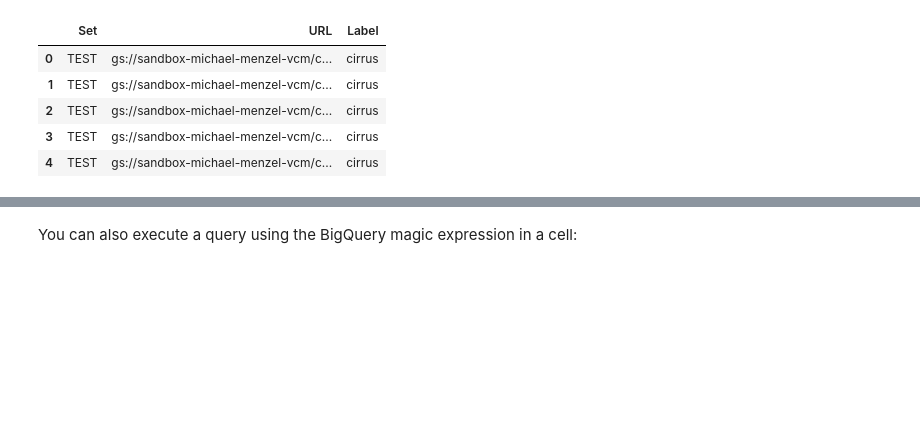
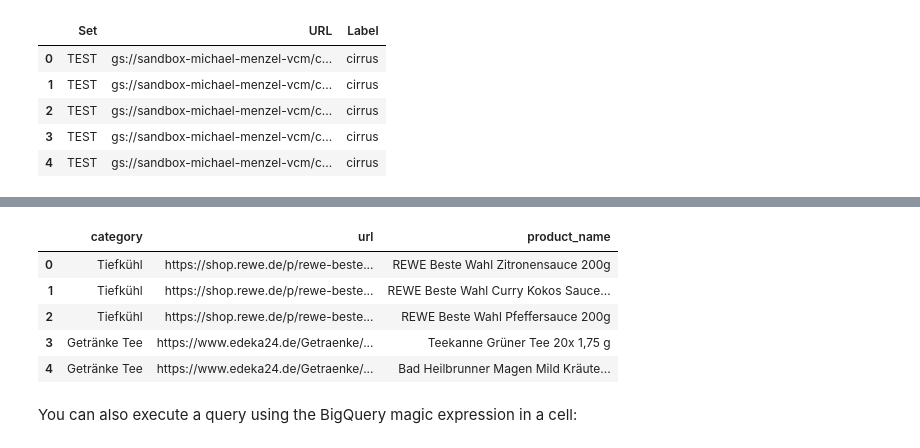
Before and after one commit to mugglmenzel/ecb-fsf-hackathon, a Jupyter notebook: get-started.ipynb, the cells around one changed output, grey strips where cells are left out. Saved outputs shown, nothing was run; the diff lists cells and outputs as text; code cells hidden in the pictures; blank space fills up the shorter version.

```diff
--- a/get-started.ipynb
+++ b/get-started.ipynb
@@ -167,3 +187,12 @@ df.head()
+# %%
+df.head()
+# %% [output]
+|  | category | url | product_name |
+| 0 | Tiefkühl | https://shop.rewe.de/p/rewe-beste... | REWE Beste Wahl Zitronensauce 200g |
+| 1 | Tiefkühl | https://shop.rewe.de/p/rewe-beste... | REWE Beste Wahl Curry Kokos Sauce... |
+| 2 | Tiefkühl | https://shop.rewe.de/p/rewe-beste... | REWE Beste Wahl Pfeffersauce 200g |
+| 3 | Getränke Tee | https://www.edeka24.de/Getraenke/... | Teekanne Grüner Tee 20x 1,75 g |
+| 4 | Getränke Tee | https://www.edeka24.de/Getraenke/... | Bad Heilbrunner Magen Mild Kräute... |
 # %% [markdown]
 You can also execute a query using the BigQuery magic expression in a cell:
 # %%
```
Also changed, not shown: parts of 18 cells of this notebook.
